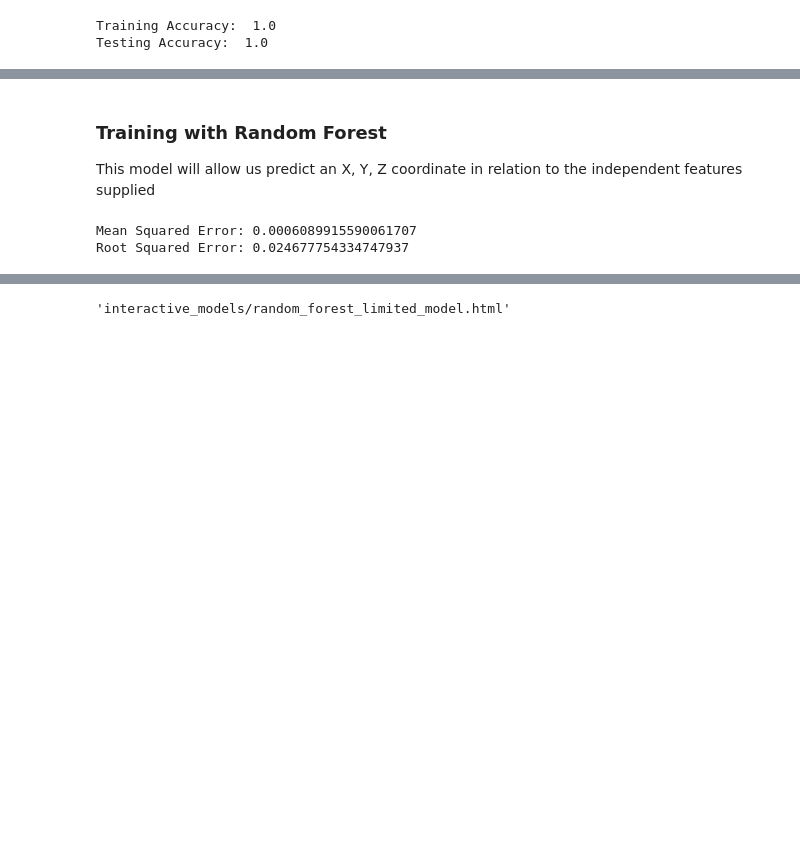
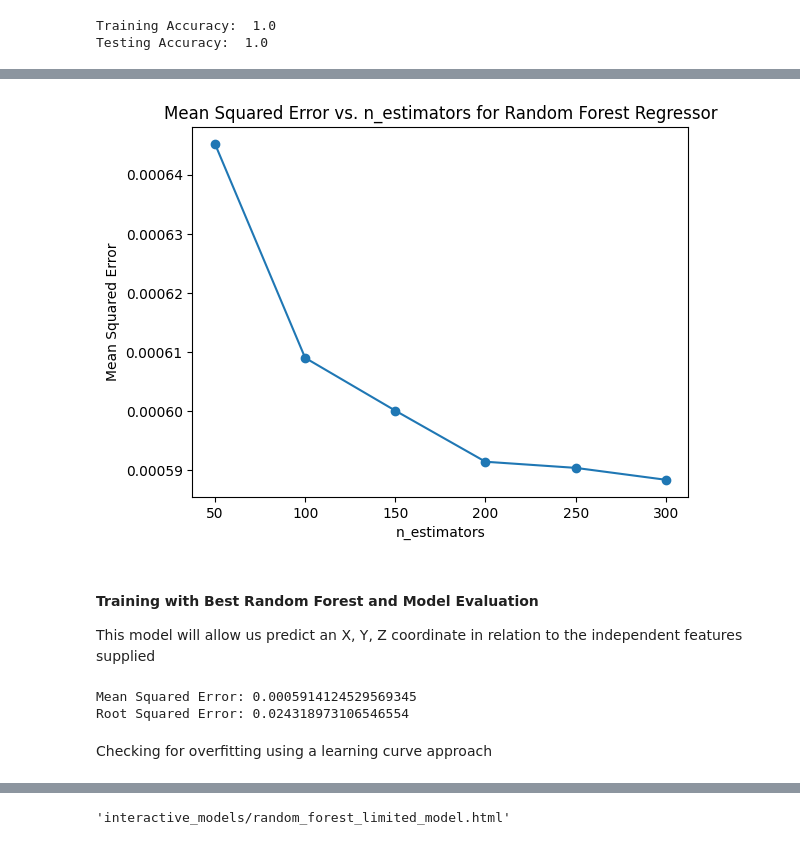
Before and after one commit to mtwchuang/CSC3005-Shuttlecock-Trajectory-Estimation, a Jupyter notebook: regression_approach_limited_input.ipynb, the cells around one changed output, grey strips where cells are left out. Drawn from its saved outputs; the diff is of its cells as text; code cells hidden in the pictures; blank space fills up the shorter version.

```diff
--- a/regression_approach_limited_input.ipynb
+++ b/regression_approach_limited_input.ipynb
@@ -384,16 +414,28 @@ plt.show()
+# %%
+# Plotting the MSE scores
+plt.plot(n_estimators_values, mse_score_RF, marker='o')
+plt.xlabel('n_estimators')
+plt.ylabel('Mean Squared Error')
+plt.title('Mean Squared Error vs. n_estimators for Random Forest Regressor')
+plt.show()
+# %% [output]
+[figure, added]
 # %% [markdown]
-### Training with Random Forest
+#### Training with Best Random Forest and Model Evaluation
 This model will allow us predict an X, Y, Z coordinate in relation to the independent features supplied
 # %%
-model_randomForest = RandomForestRegressor(n_estimators=100, max_depth=15, random_state=42)  # for regression
+# Define the Random Forest Regressor
+model_randomForest = RandomForestRegressor(n_estimators=200, max_depth=15, random_state=42)  # for regression
 
-model_randomForest.fit(X_train_RF, Y_train_RF)
-y_pred = model_randomForest.predict(X_test_RF)
+model_randomForest.fit(X_train_Regressor, Y_train_Regressor)
+y_pred_RF = model_randomForest.predict(X_test_Regressor)
 
-mse = mean_squared_error(Y_test_RF, y_pred)
+mse = mean_squared_error(Y_test_Regressor, y_pred_RF)
 print("Mean Squared Error:", mse)
 rmse = math.sqrt(mse)
 print("Root Squared Error:", rmse)
 # %% [output]
-Mean Squared Error: 0.0006089915590061707
-Root Squared Error: 0.024677754334747937
+Mean Squared Error: 0.0005914124529569345
+Root Squared Error: 0.024318973106546554
+# %% [markdown]
+Checking for overfitting using a learning curve approach
```
Also changed, not shown: parts of 45 cells of this notebook, 3 other files.
